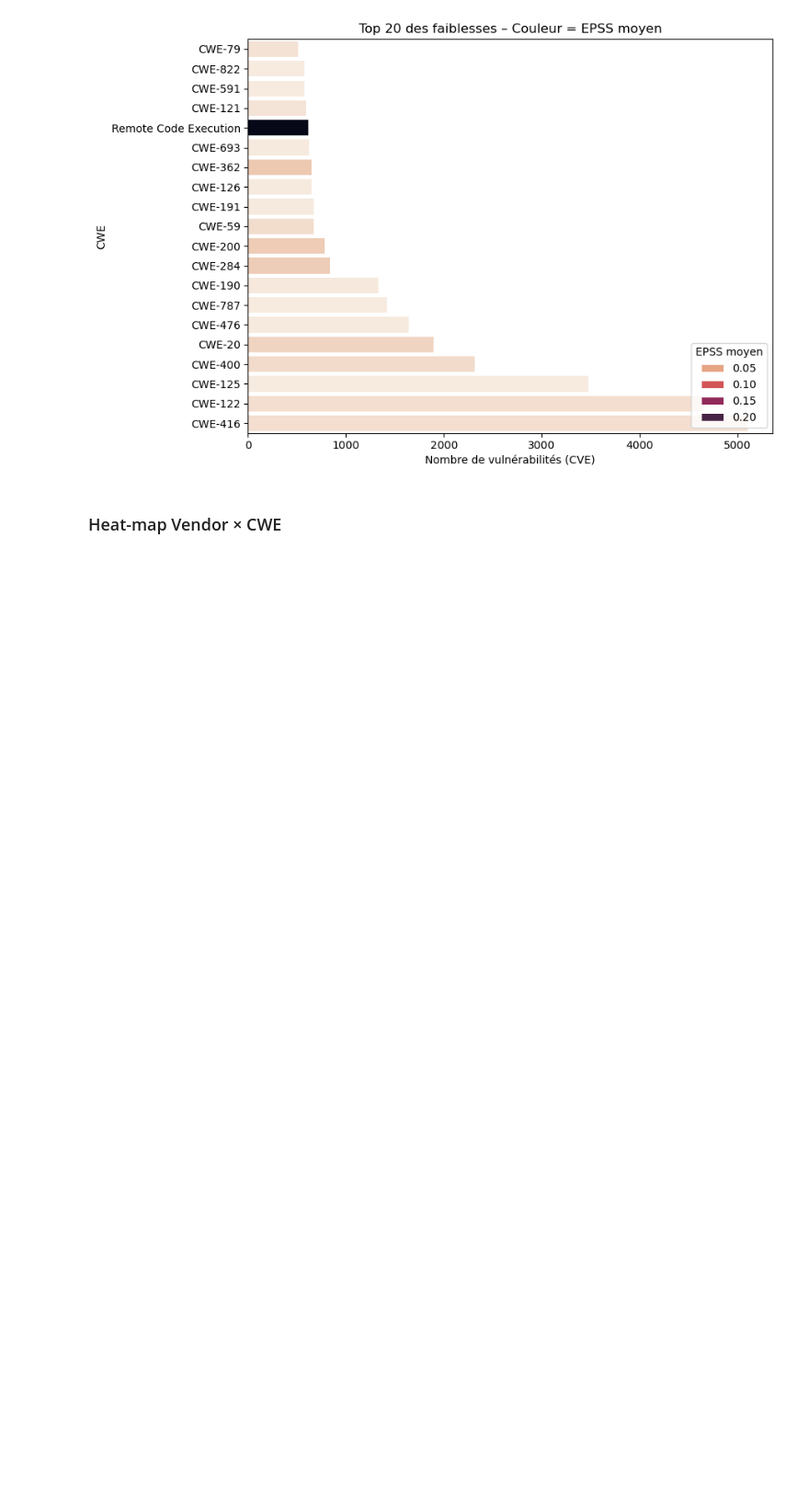
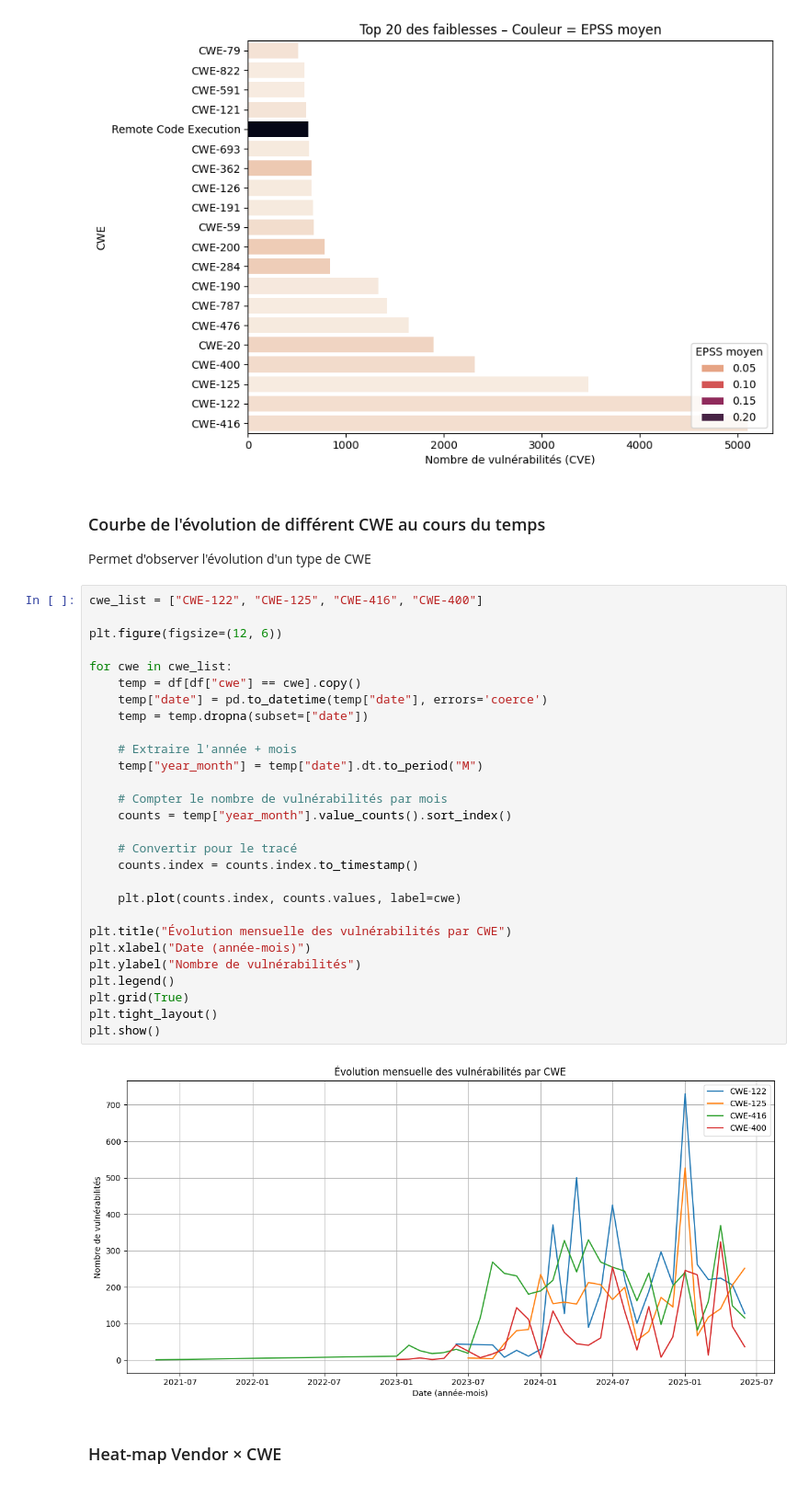
Before and after one commit to DorDNS/AtelierDS_PRJ, a Jupyter notebook: notebooks/analysis.ipynb, the cells around one changed output. Shown: that part at 92% size. Cells and saved outputs as stored; diff of their text form; blank space fills up the shorter version.

```diff
--- a/notebooks/analysis.ipynb
+++ b/notebooks/analysis.ipynb
@@ -223,6 +334,40 @@ plt.tight_layout()
 plt.show()
 # %% [output]
 [figure]
+# %% [markdown]
+### Courbe de l'évolution de différent CWE au cours du temps
+
+Permet d'observer l'évolution d'un type de CWE
+# %%
+cwe_list = ["CWE-122", "CWE-125", "CWE-416", "CWE-400"]
+
+plt.figure(figsize=(12, 6))
+
+for cwe in cwe_list:
+    temp = df[df["cwe"] == cwe].copy()
+    temp["date"] = pd.to_datetime(temp["date"], errors='coerce')
+    temp = temp.dropna(subset=["date"])
+
+    # Extraire l'année + mois
+    temp["year_month"] = temp["date"].dt.to_period("M")
+
+    # Compter le nombre de vulnérabilités par mois
+    counts = temp["year_month"].value_counts().sort_index()
+
+    # Convertir pour le tracé
+    counts.index = counts.index.to_timestamp()
+
+    plt.plot(counts.index, counts.values, label=cwe)
+
+plt.title("Évolution mensuelle des vulnérabilités par CWE")
+plt.xlabel("Date (année-mois)")
+plt.ylabel("Nombre de vulnérabilités")
+plt.legend()
+plt.grid(True)
+plt.tight_layout()
+plt.show()
+# %% [output]
+[figure, added]
 # %% [markdown]
 ### Heat-map Vendor × CWE
 # %%
```
Also changed, not shown: parts of 12 cells of this notebook.
